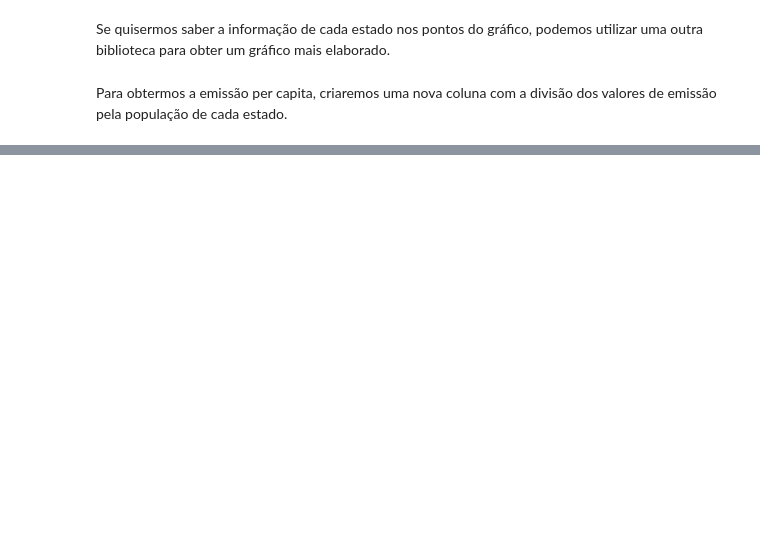
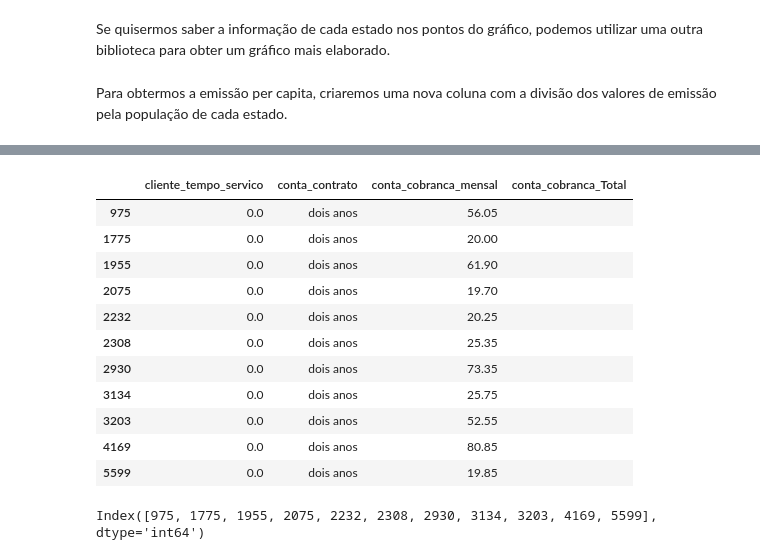
Before and after one commit to gWalliffe/exercicios_python, a Jupyter notebook: exercicios_python/06 - Pandas.ipynb, the cells around one changed output, grey strips where cells are left out. Cells and saved outputs as stored; diff of their text form; code cells hidden in the pictures; blank space fills up the shorter version.

```diff
--- a/exercicios_python/06 - Pandas.ipynb
+++ b/exercicios_python/06 - Pandas.ipynb
@@ -2384,0 +836,4 @@ Name: vaga_disponivel, dtype: int64
+# %%
+import json
+with open ('../files/telecon.json') as f:
+    json_bruto = json.load(f)
@@ -2384,0 +842,3 @@ Name: vaga_disponivel, dtype: int64
+# %%
+dados_normalizados = pd.json_normalize(json_bruto,sep="_")
+dados_normalizados.head()
@@ -2384,0 +915,20 @@ Name: vaga_disponivel, dtype: int64
+# %%
+dados_normalizados[dados_normalizados['conta_cobranca_Total'] == ' '][['cliente_tempo_servico','conta_contrato','conta_cobranca_mensal','conta_cobranca_Total'
+    ]]
+# %% [output]
+|  | cliente_tempo_servico | conta_contrato | conta_cobranca_mensal | conta_cobranca_Total |
+| 975 | 0.0 | dois anos | 56.05 |  |
+| 1775 | 0.0 | dois anos | 20.00 |  |
+| 1955 | 0.0 | dois anos | 61.90 |  |
+| 2075 | 0.0 | dois anos | 19.70 |  |
+| 2232 | 0.0 | dois anos | 20.25 |  |
+| 2308 | 0.0 | dois anos | 25.35 |  |
+| 2930 | 0.0 | dois anos | 73.35 |  |
+| 3134 | 0.0 | dois anos | 25.75 |  |
+| 3203 | 0.0 | dois anos | 52.55 |  |
+| 4169 | 0.0 | dois anos | 80.85 |  |
+| 5599 | 0.0 | dois anos | 19.85 |  |
+# %%
+dados_normalizados[dados_normalizados['conta_cobranca_Total'] == ' '].index
+# %% [output]
+Index([975, 1775, 1955, 2075, 2232, 2308, 2930, 3134, 3203, 4169, 5599], dtype='int64')
```
Also changed, not shown: parts of 169 cells of this notebook, 1 other file.
